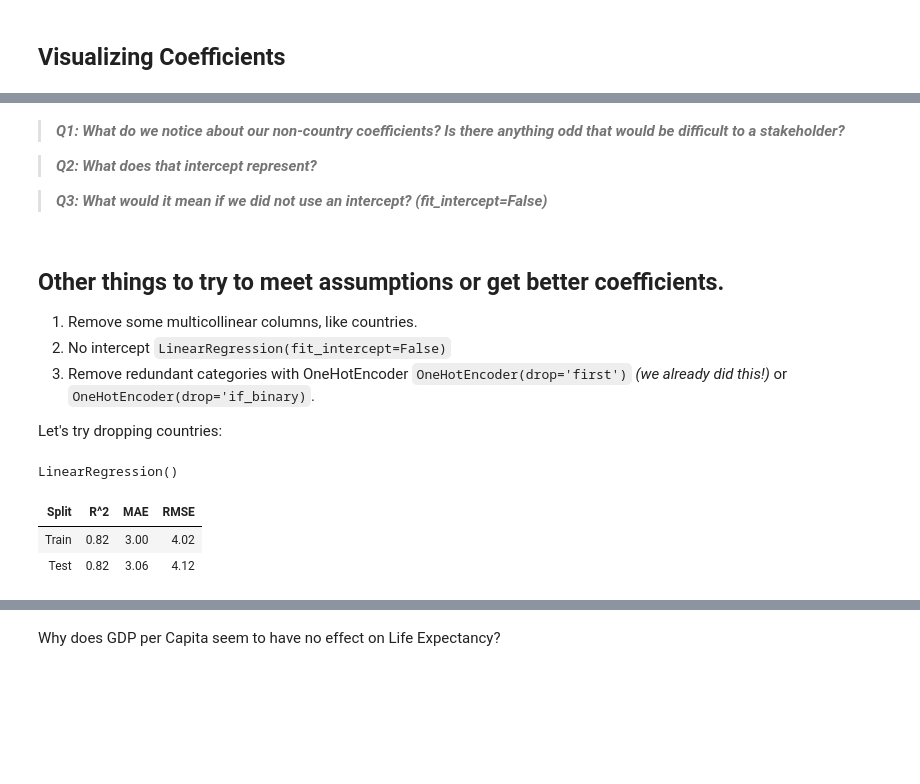
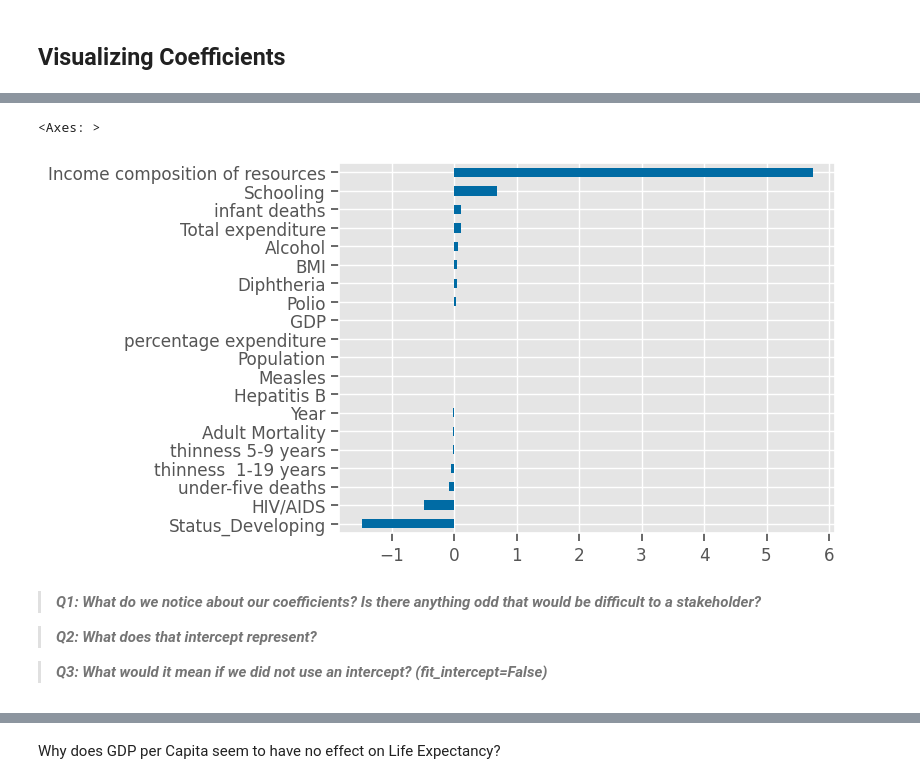
Before and after one commit to patelmedha/data-viz-wk17-codealongs-life-expectancy, a Jupyter notebook: Solutions/SOLUTIONS-Wk1-L01-CodeAlong-Life Expectancy.ipynb, the cells around one changed output, grey strips where cells are left out. Cells and saved outputs as stored; diff of their text form; code cells hidden in the pictures; blank space fills up the shorter version.

```diff
--- a/Solutions/SOLUTIONS-Wk1-L01-CodeAlong-Life Expectancy.ipynb
+++ b/Solutions/SOLUTIONS-Wk1-L01-CodeAlong-Life Expectancy.ipynb
@@ -561,0 +528,5 @@ Intercept = -456.09820951446005
+# %%
+unscaled_coefs.drop('intercept').sort_values().plot(kind='barh')
+# %% [output]
+<Axes: >
+[figure, added]
@@ -562,28 +542,6 @@ Intercept = -456.09820951446005
 # %% [markdown]
-> ***Q1: What do we notice about our non-country coefficients? Is there anything odd that would be difficult to a stakeholder?***
+> ***Q1: What do we notice about our coefficients? Is there anything odd that would be difficult to a stakeholder?***
 
 > ***Q2: What does that intercept represent?***
 
 > ***Q3: What would it mean if we did not use an intercept? (fit_intercept=False)***
-# %% [markdown]
-## Other things to try to meet assumptions or get better coefficients.
-
-1. Remove some multicollinear columns, like countries.
-2. No intercept `LinearRegression(fit_intercept=False)`
-3. Remove redundant categories with OneHotEncoder `OneHotEncoder(drop='first')` _(we already did this!)_ or `OneHotEncoder(drop='if_binary)`.
-
-Let's try dropping countries:
-# %%
-lin_reg_drop = LinearRegression()
-X_train_df = X_train_df.drop(columns=country_feats)
-X_test_df = X_test_df.drop(columns=country_feats)
-
-lin_reg_drop.fit(X_train_df, y_train)
-# %% [output]
-LinearRegression()
-# %%
-evaluate_regression(lin_reg_drop, X_train_df, y_train, X_test_df, y_test)
-# %% [output]
-| Split | R^2 | MAE | RMSE |
-| Train | 0.82 | 3.00 | 4.02 |
-| Test | 0.82 | 3.06 | 4.12 |
```
Also changed, not shown: parts of 86 cells of this notebook, 3 other files.
